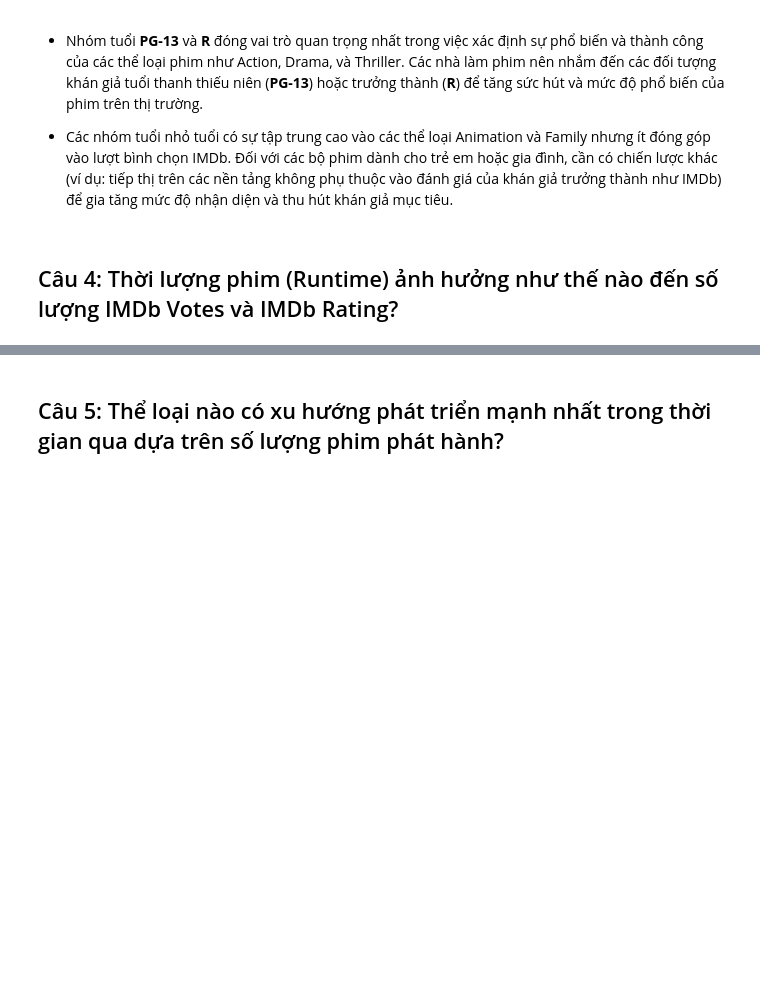
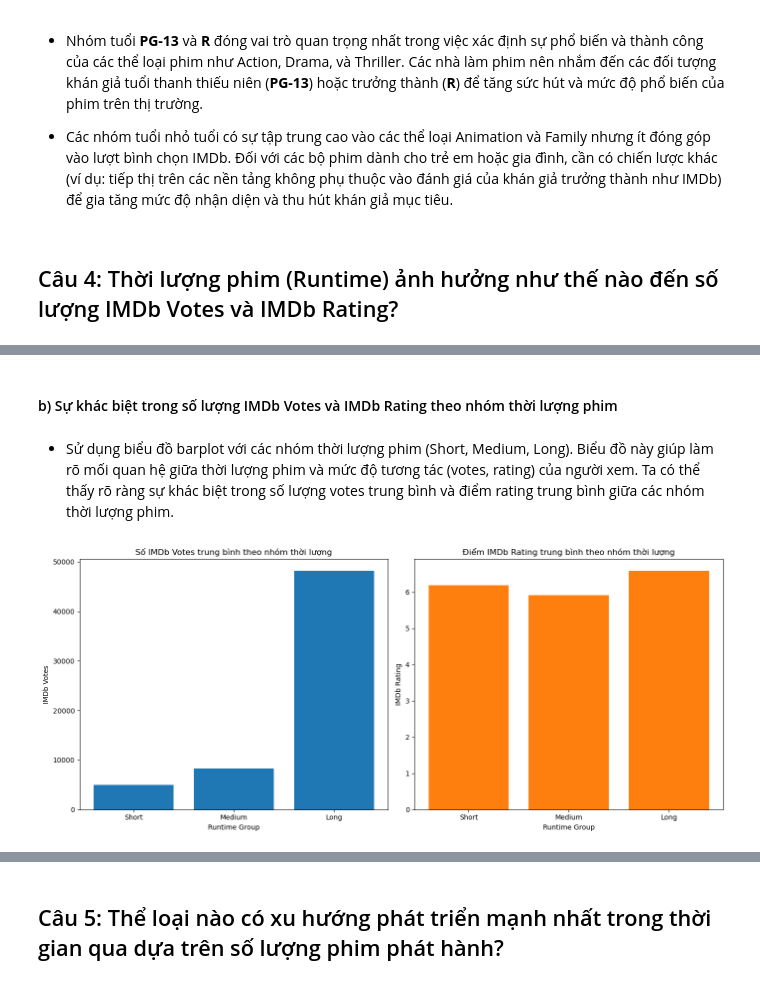
Before and after one commit to alpaca3000/IntroToDS, a Jupyter notebook: Source_codes/AnsweringQuestion.ipynb, the cells around one changed output, grey strips where cells are left out. Drawn from its saved outputs; the diff is of its cells as text; code cells hidden in the pictures; blank space fills up the shorter version.

```diff
--- a/Source_codes/AnsweringQuestion.ipynb
+++ b/Source_codes/AnsweringQuestion.ipynb
@@ -389,0 +430,27 @@ Trả lời câu hỏi này giúp chúng ta xác định thời lượng lý tư
+# %% [markdown]
+#### b) Sự khác biệt trong số lượng IMDb Votes và IMDb Rating theo nhóm thời lượng phim
+# %% [markdown]
+- Sử dụng biểu đồ barplot với các nhóm thời lượng phim (Short, Medium, Long). Biểu đồ này giúp làm rõ mối quan hệ giữa thời lượng phim và mức độ tương tác (votes, rating) của người xem. Ta có thể thấy rõ ràng sự khác biệt trong số lượng votes trung bình và điểm rating trung bình giữa các nhóm thời lượng phim.
+# %%
+plt.figure(figsize=(14, 6))
+
+# IMDb Votes theo nhóm thời lượng
+plt.subplot(1, 2, 1)
+runtime_group_counts = df.groupby('Runtime Group', observed=False)['IMDb Votes'].mean()  # Tính giá trị trung bình của IMDb Votes cho mỗi nhóm
+plt.bar(runtime_group_counts.index, runtime_group_counts.values, color='#1f77b4')
+plt.title('Số IMDb Votes trung bình theo nhóm thời lượng')
+plt.xlabel('Runtime Group')
+plt.ylabel('IMDb Votes')
+
+# IMDb Rating theo nhóm thời lượng
+plt.subplot(1, 2, 2)
+runtime_group_rating = df.groupby('Runtime Group', observed=False)['IMDb Rating'].mean()  # Tính giá trị trung bình của IMDb Rating cho mỗi nhóm
+plt.bar(runtime_group_rating.index, runtime_group_rating.values, color='#ff7f0e')
+plt.title('Điểm IMDb Rating trung bình theo nhóm thời lượng')
+plt.xlabel('Runtime Group')
+plt.ylabel('IMDb Rating')
+
+plt.tight_layout()
+plt.show()
+# %% [output]
+[figure, added]
```
Also changed, not shown: parts of 13 cells of this notebook.
